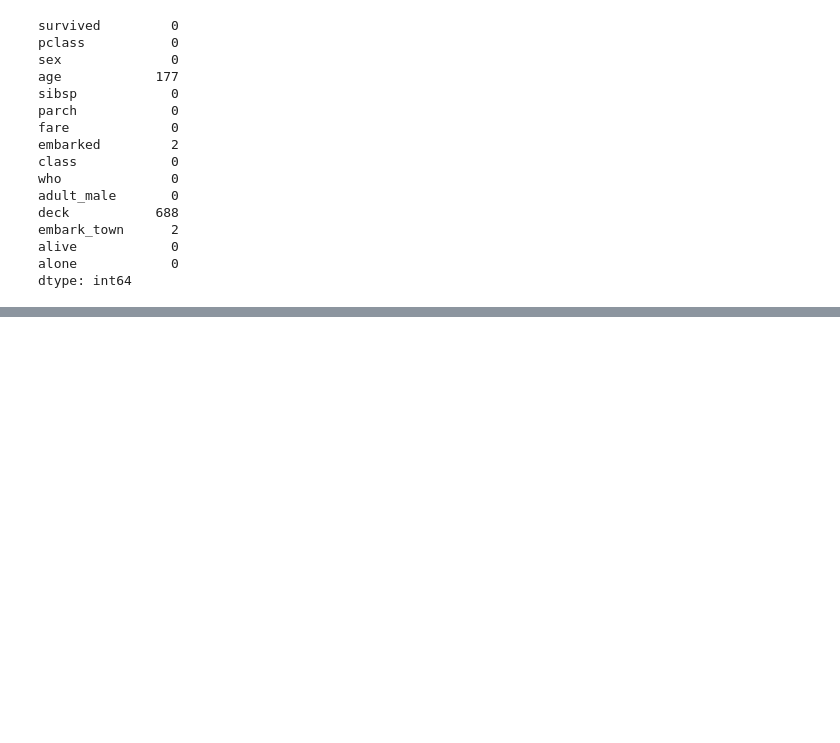
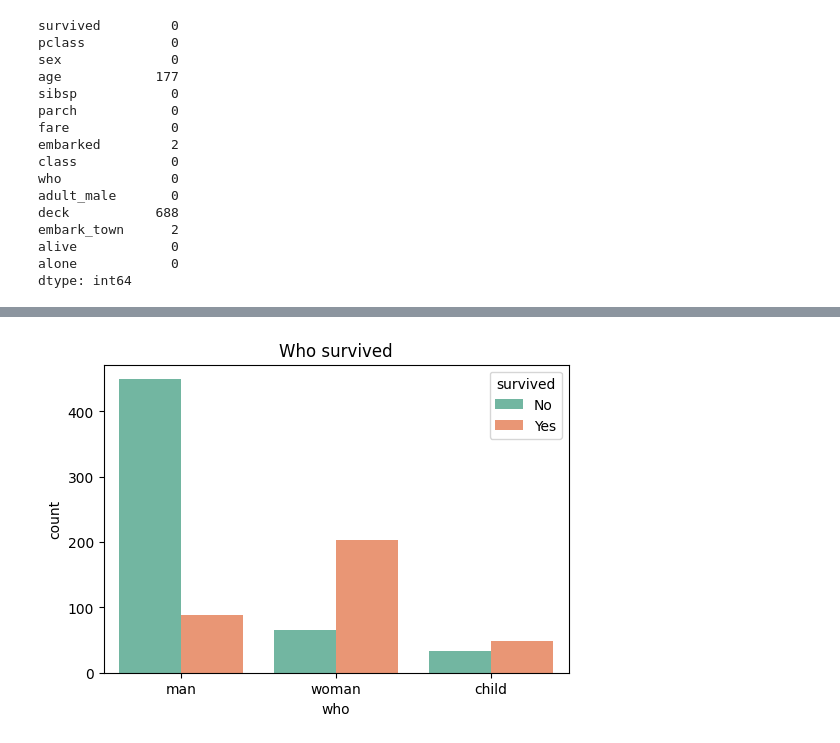
Before and after one commit to Utkarsha-Pandey/eda-project, a Jupyter notebook: analysis.ipynb, the cells around one changed output, grey strips where cells are left out. Saved outputs shown, nothing was run; the diff lists cells and outputs as text; code cells hidden in the pictures; blank space fills up the shorter version.

```diff
--- a/analysis.ipynb
+++ b/analysis.ipynb
@@ -60,0 +110,9 @@ plt.show()
+# %%
+#who survived?
+plt.figure(figsize=(6,4))
+sns.countplot(data=df,x='who',hue='survived',palette='Set2')
+plt.title('Who survived')
+plt.legend(title='survived',labels=['No','Yes'])
+plt.show()
+# %% [output]
+[figure, added]
```
Also changed, not shown: parts of 7 cells of this notebook.
